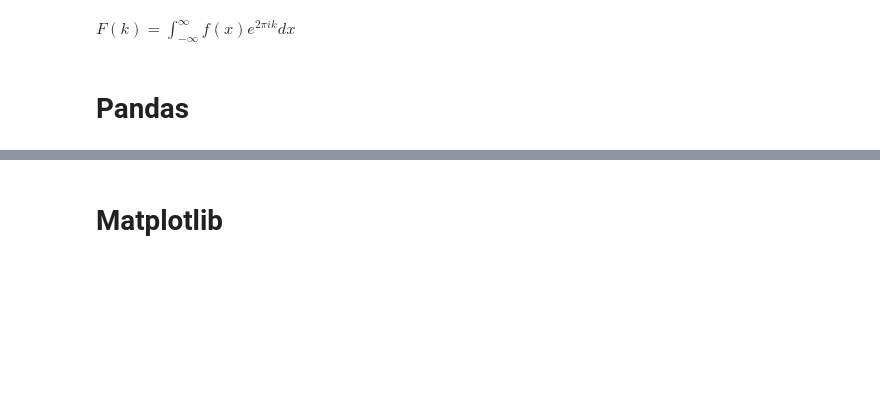
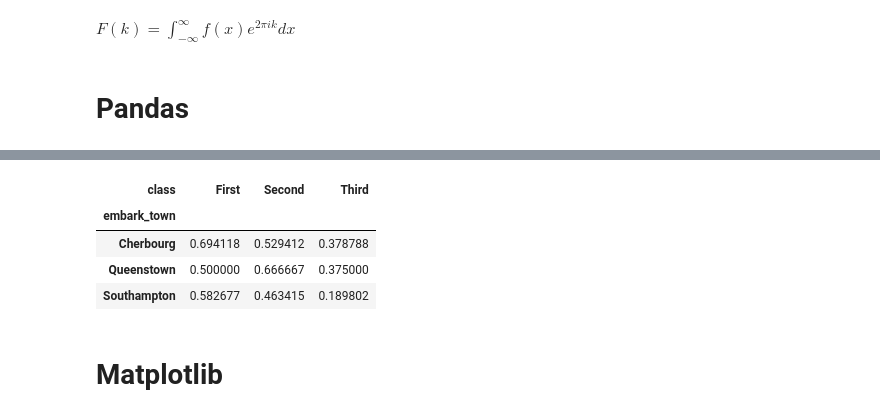
Before and after one commit to robcarrington/data-science-seminar, a Jupyter notebook: Seminar.ipynb, the cells around one changed output, grey strips where cells are left out. Cells and saved outputs as stored; diff of their text form; code cells hidden in the pictures; blank space fills up the shorter version.

```diff
--- a/Seminar.ipynb
+++ b/Seminar.ipynb
@@ -21,5 +28,12 @@ df.head()
 # %%
-result = df.pivot_table("survived", "class", aggfunc=['sum', 'count'])
+result = df.pivot_table("survived", "embark_town", "class")
+result
+# %% [output]
+| class | First | Second | Third |
+| embark_town |  |  |  |
+| Cherbourg | 0.694118 | 0.529412 | 0.378788 |
+| Queenstown | 0.500000 | 0.666667 | 0.375000 |
+| Southampton | 0.582677 | 0.463415 | 0.189802 |
 # %% [markdown]
 # Matplotlib
 # %%
```
Also changed, not shown: parts of 6 cells of this notebook, 1 other file.
